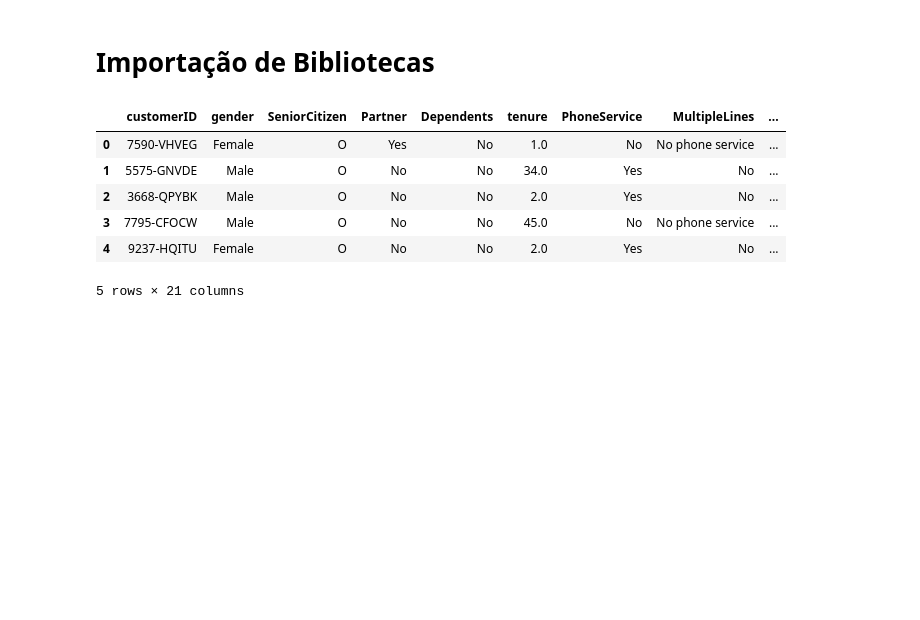
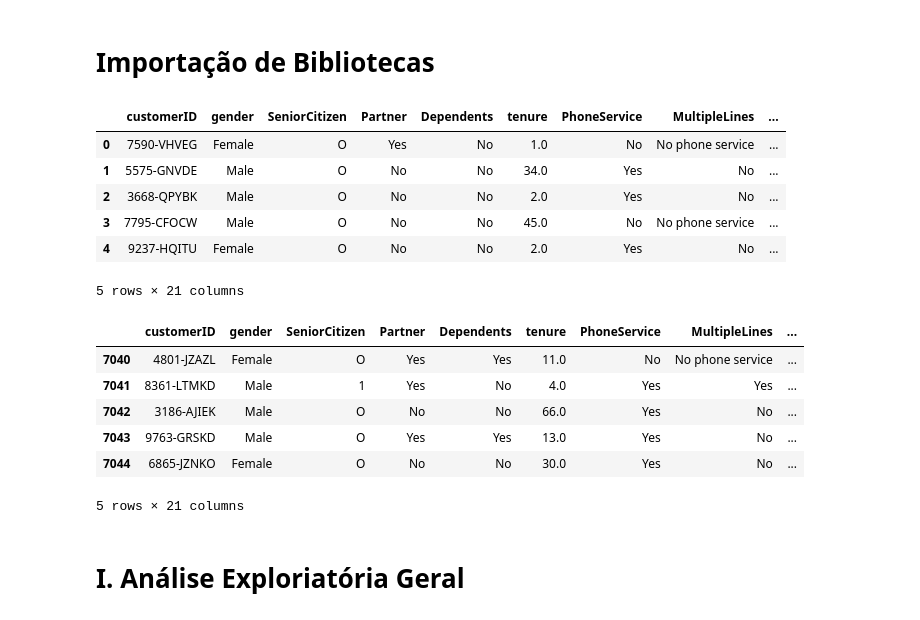
Before and after one commit to viktoruebelhart/pos_facens, a Jupyter notebook: Churn_Aula1.ipynb, the cells around one changed output. Saved outputs shown, nothing was run; the diff lists cells and outputs as text; code cells hidden in the pictures; blank space fills up the shorter version.

```diff
--- a/Churn_Aula1.ipynb
+++ b/Churn_Aula1.ipynb
@@ -19,3 +19,15 @@ df.head()
 | 3 | 7795-CFOCW | Male | O | No | No | 45.0 | No | No phone service | ... |
 | 4 | 9237-HQITU | Female | O | No | No | 2.0 | Yes | No | ... |
 5 rows × 21 columns
+# %%
+df.tail()
+# %% [output]
+|  | customerID | gender | SeniorCitizen | Partner | Dependents | tenure | PhoneService | MultipleLines | ... |
+| 7040 | 4801-JZAZL | Female | O | Yes | Yes | 11.0 | No | No phone service | ... |
+| 7041 | 8361-LTMKD | Male | 1 | Yes | No | 4.0 | Yes | Yes | ... |
+| 7042 | 3186-AJIEK | Male | O | No | No | 66.0 | Yes | No | ... |
+| 7043 | 9763-GRSKD | Male | O | Yes | Yes | 13.0 | Yes | No | ... |
+| 7044 | 6865-JZNKO | Female | O | No | No | 30.0 | Yes | No | ... |
+5 rows × 21 columns
+# %% [markdown]
+# I. Análise Exploriatória Geral
```
Also changed, not shown: parts of 29 cells of this notebook.
